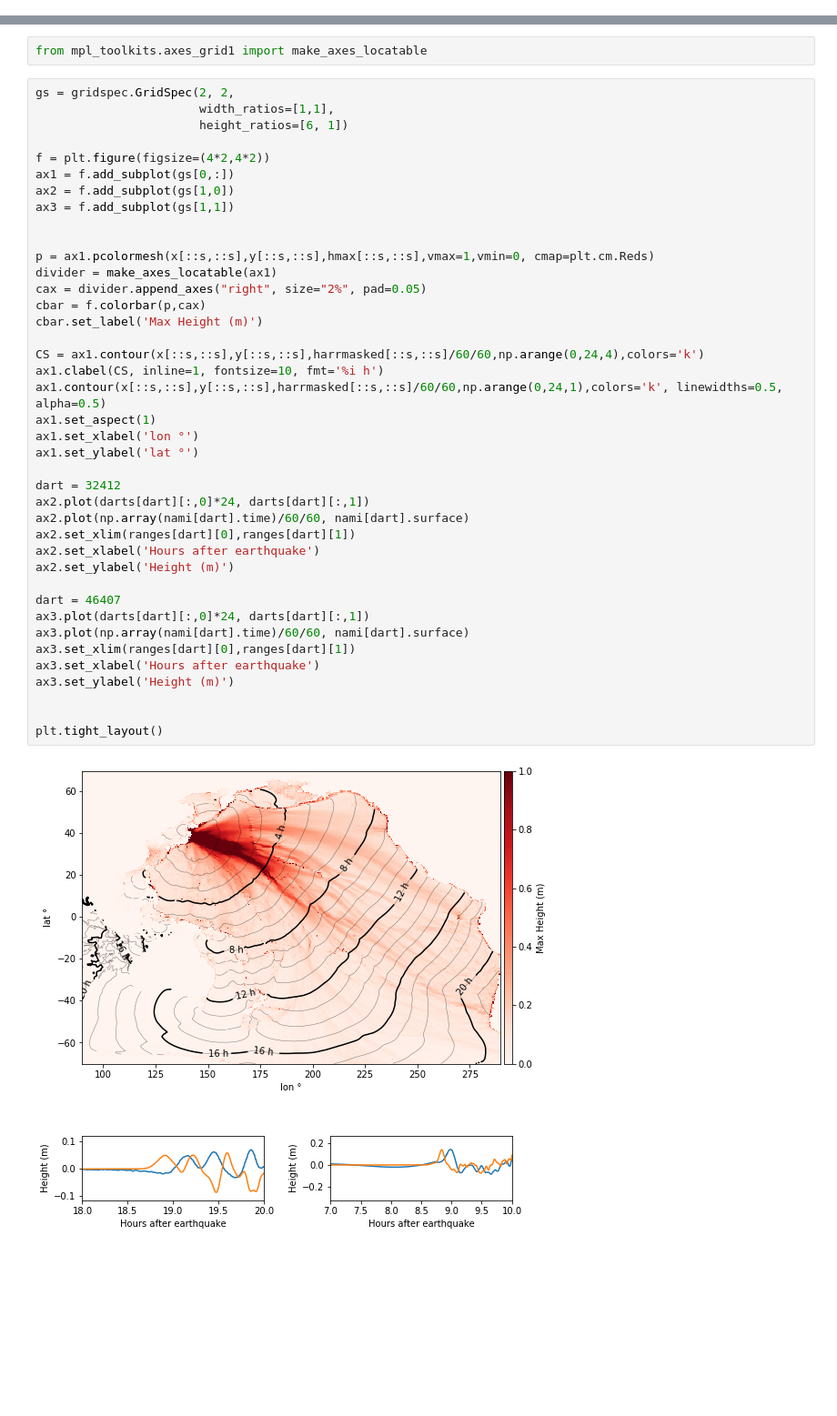
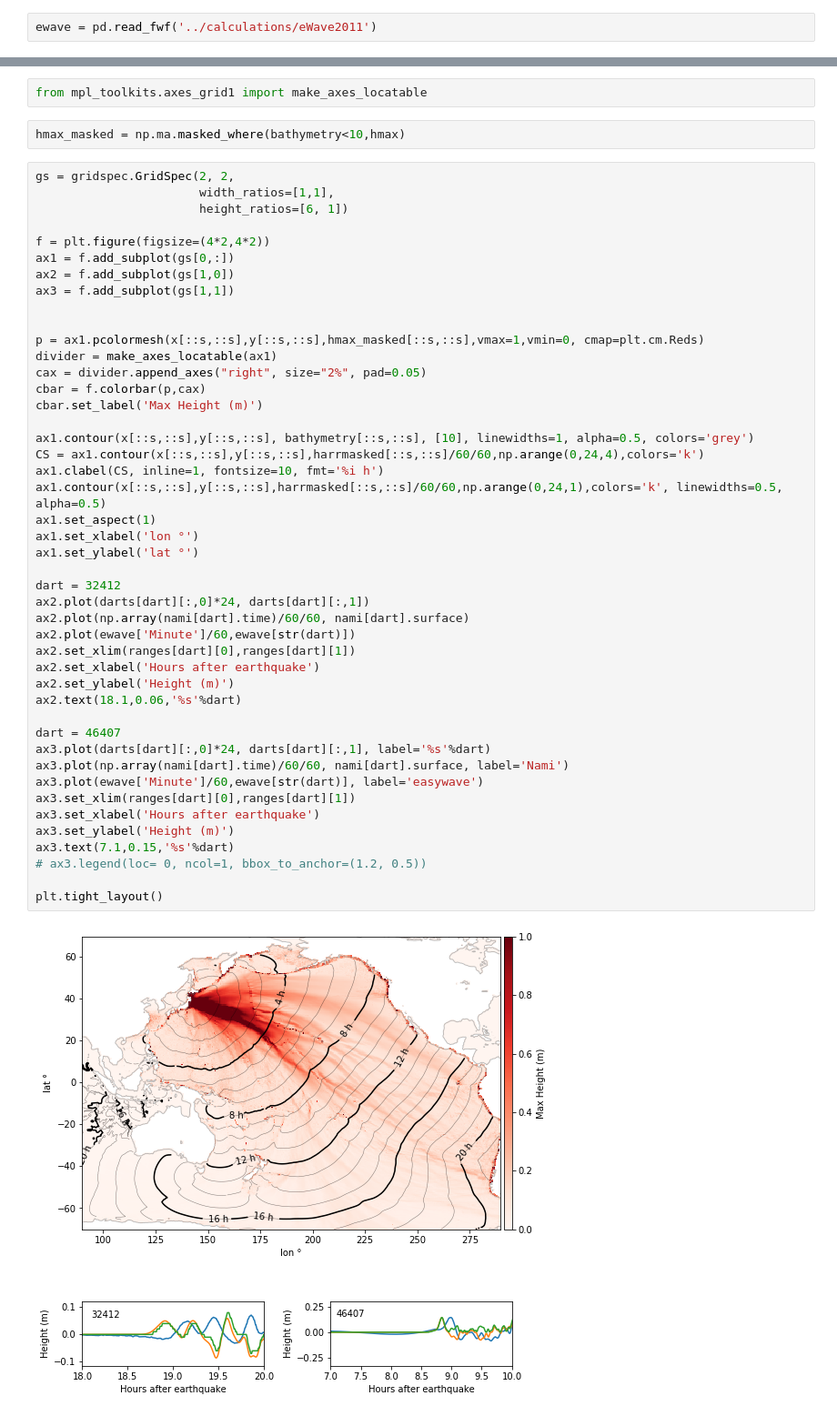
Before and after one commit to jgalazm/comp-geo-paper-figures, a Jupyter notebook: 04_tohoku2011/comparison/finalPlots.ipynb, the cells around one changed output, grey strips where cells are left out. Shown at 91% size. Saved outputs shown, nothing was run; the diff lists cells and outputs as text; blank space fills up the shorter version.

Commit message:
final figures for both cases including easywave data

```diff
--- a/04_tohoku2011/comparison/finalPlots.ipynb
+++ b/04_tohoku2011/comparison/finalPlots.ipynb
@@ -44,3 +46,5 @@ nami = pd.read_json('../calculations/pois')
+# %%
+ewave = pd.read_fwf('../calculations/eWave2011')
 # %% [markdown]
 Read DART buoys time series
 # %%
@@ -62,6 +66,8 @@ ranges= {
 s = 10 #skip size
 # %%
 from mpl_toolkits.axes_grid1 import make_axes_locatable
+# %%
+hmax_masked = np.ma.masked_where(bathymetry<10,hmax)
 # %%
 gs = gridspec.GridSpec(2, 2,
                        width_ratios=[1,1],
@@ -72,35 +78,40 @@ ax1 = f.add_subplot(gs[0,:])
 ax2 = f.add_subplot(gs[1,0])
 ax3 = f.add_subplot(gs[1,1])
 
 
-p = ax1.pcolormesh(x[::s,::s],y[::s,::s],hmax[::s,::s],vmax=1,vmin=0, cmap=plt.cm.Reds)
+p = ax1.pcolormesh(x[::s,::s],y[::s,::s],hmax_masked[::s,::s],vmax=1,vmin=0, cmap=plt.cm.Reds)
 divider = make_axes_locatable(ax1)
 cax = divider.append_axes("right", size="2%", pad=0.05)
 cbar = f.colorbar(p,cax)
 cbar.set_label('Max Height (m)')
 
+ax1.contour(x[::s,::s],y[::s,::s], bathymetry[::s,::s], [10], linewidths=1, alpha=0.5, colors='grey')
 CS = ax1.contour(x[::s,::s],y[::s,::s],harrmasked[::s,::s]/60/60,np.arange(0,24,4),colors='k')
 ax1.clabel(CS, inline=1, fontsize=10, fmt='%i h')
 ax1.contour(x[::s,::s],y[::s,::s],harrmasked[::s,::s]/60/60,np.arange(0,24,1),colors='k', linewidths=0.5, alpha=0.5)
 ax1.set_aspect(1)
 ax1.set_xlabel('lon °')
 ax1.set_ylabel('lat °')
 
 dart = 32412
 ax2.plot(darts[dart][:,0]*24, darts[dart][:,1])
 ax2.plot(np.array(nami[dart].time)/60/60, nami[dart].surface)
+ax2.plot(ewave['Minute']/60,ewave[str(dart)])
 ax2.set_xlim(ranges[dart][0],ranges[dart][1])
 ax2.set_xlabel('Hours after earthquake')
 ax2.set_ylabel('Height (m)')
+ax2.text(18.1,0.06,'%s'%dart)
 
 dart = 46407
-ax3.plot(darts[dart][:,0]*24, darts[dart][:,1])
-ax3.plot(np.array(nami[dart].time)/60/60, nami[dart].surface)
+ax3.plot(darts[dart][:,0]*24, darts[dart][:,1], label='%s'%dart)
+ax3.plot(np.array(nami[dart].time)/60/60, nami[dart].surface, label='Nami')
+ax3.plot(ewave['Minute']/60,ewave[str(dart)], label='easywave')
 ax3.set_xlim(ranges[dart][0],ranges[dart][1])
 ax3.set_xlabel('Hours after earthquake')
 ax3.set_ylabel('Height (m)')
-
+ax3.text(7.1,0.15,'%s'%dart)
+# ax3.legend(loc= 0, ncol=1, bbox_to_anchor=(1.2, 0.5))
 
 plt.tight_layout()
 # %% [output]
-[figure, old version]
+[figure, new version]
```
Also changed, not shown: parts of 2 cells of this notebook, 1 other file.
